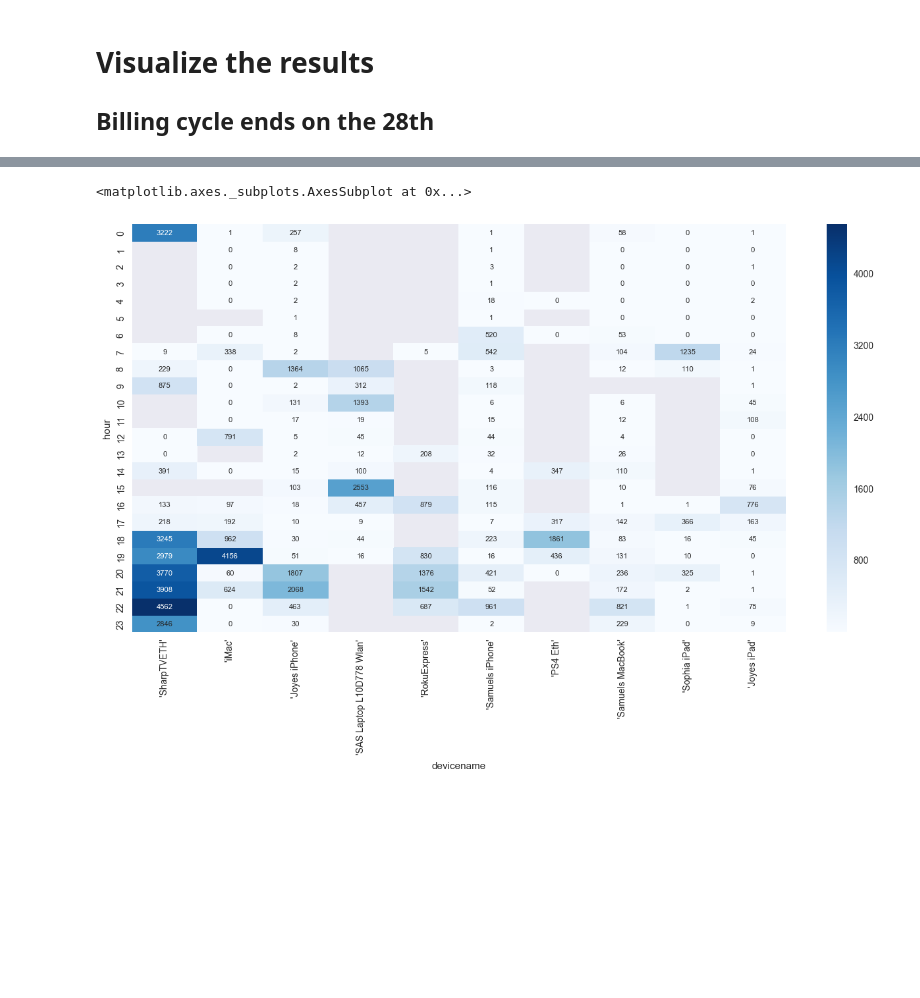
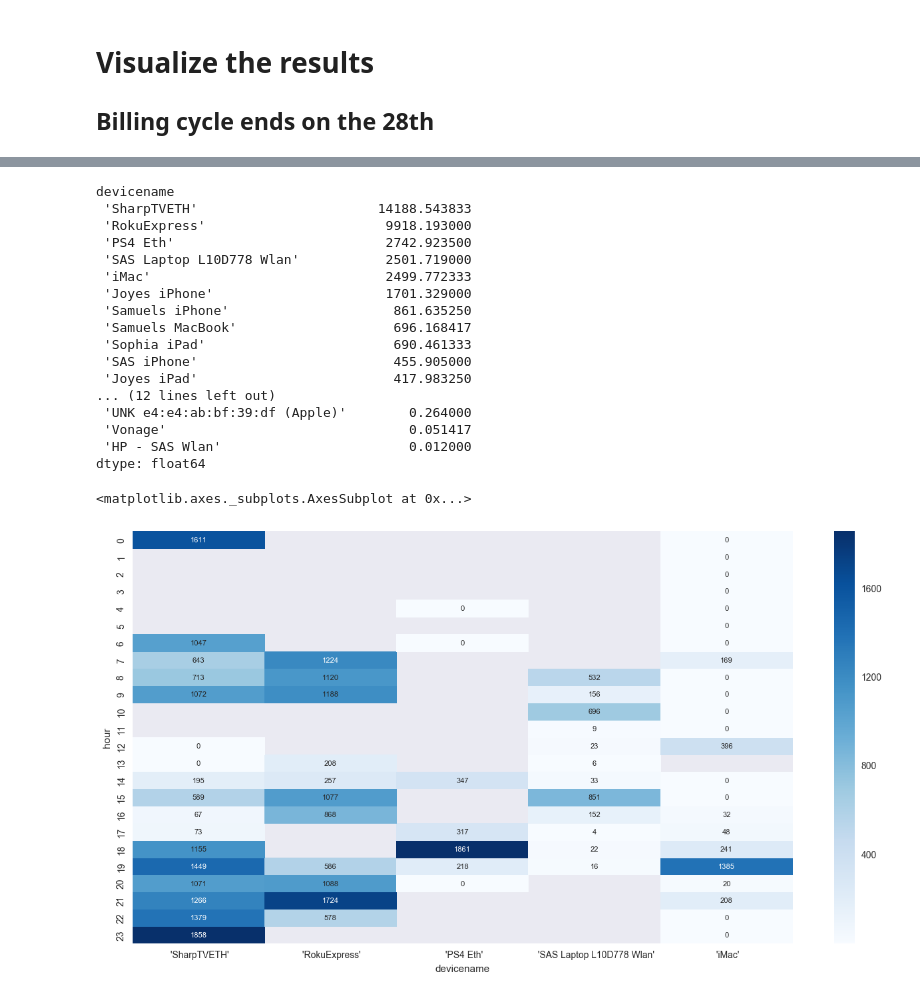
Before and after one commit to scoyote/Router-Tools, a Jupyter notebook: Parse Hourlyfile.ipynb, the cells around one changed output, grey strips where cells are left out. Drawn from its saved outputs; the diff is of its cells as text; code cells hidden in the pictures; blank space fills up the shorter version.

Commit message:
added legacy plotting

```diff
--- a/Parse Hourlyfile.ipynb
+++ b/Parse Hourlyfile.ipynb
@@ -203,7 +212,7 @@ import math
 recent_df['totalMB'] = recent_df['totalGB']*1000
 recent_df['totalMBlog'] = recent_df['totalMB'].apply(lambda x: math.log(x))
 
-devicehour = pd.pivot_table(data=recent_df,index='hour',values='totalMB',columns='devicename',aggfunc='sum')#,fill_value=0)
+devicehour = pd.pivot_table(data=recent_df,index='hour',values='totalMB',columns='devicename',aggfunc='mean')#,fill_value=0)
 sns.heatmap(devicehour, cmap='Blues',annot=True,fmt=".0f",annot_kws={'size':8})
 # %% [output]
 <matplotlib.axes._subplots.AxesSubplot at 0x...>
@@ -211,8 +220,26 @@ sns.heatmap(devicehour, cmap='Blues',annot=True,fmt=".0f",annot_kws={'size':8})
 # %%
-#devicehour.sum().sort_values(ascending=False)
+devicehour.sum().sort_values(ascending=False)
+# %% [output]
+devicename
+ 'SharpTVETH'                       14188.543833
+ 'RokuExpress'                       9918.193000
+ 'PS4 Eth'                           2742.923500
+ 'SAS Laptop L10D778 Wlan'           2501.719000
+ 'iMac'                              2499.772333
+ 'Joyes iPhone'                      1701.329000
+ 'Samuels iPhone'                     861.635250
+ 'Samuels MacBook'                    696.168417
+ 'Sophia iPad'                        690.461333
+ 'SAS iPhone'                         455.905000
+ 'Joyes iPad'                         417.983250
+... (12 lines left out)
+ 'UNK e4:e4:ab:bf:39:df (Apple)'        0.264000
+ 'Vonage'                               0.051417
+ 'HP - SAS Wlan'                        0.012000
+dtype: float64
 # %%
-largemac = devicehour[devicehour.columns.intersection(devicehour.sum().nlargest(10).index.tolist())]
+largemac = devicehour[devicehour.columns.intersection(devicehour.sum().nlargest(5).index.tolist())]
 sns.heatmap(largemac, cmap='Blues',annot=True,fmt=".0f",annot_kws={'size':8})
 # %% [output]
 <matplotlib.axes._subplots.AxesSubplot at 0x...>
-[figure, old version]
+[figure, new version]
```
Also changed, not shown: parts of 8 cells of this notebook.
